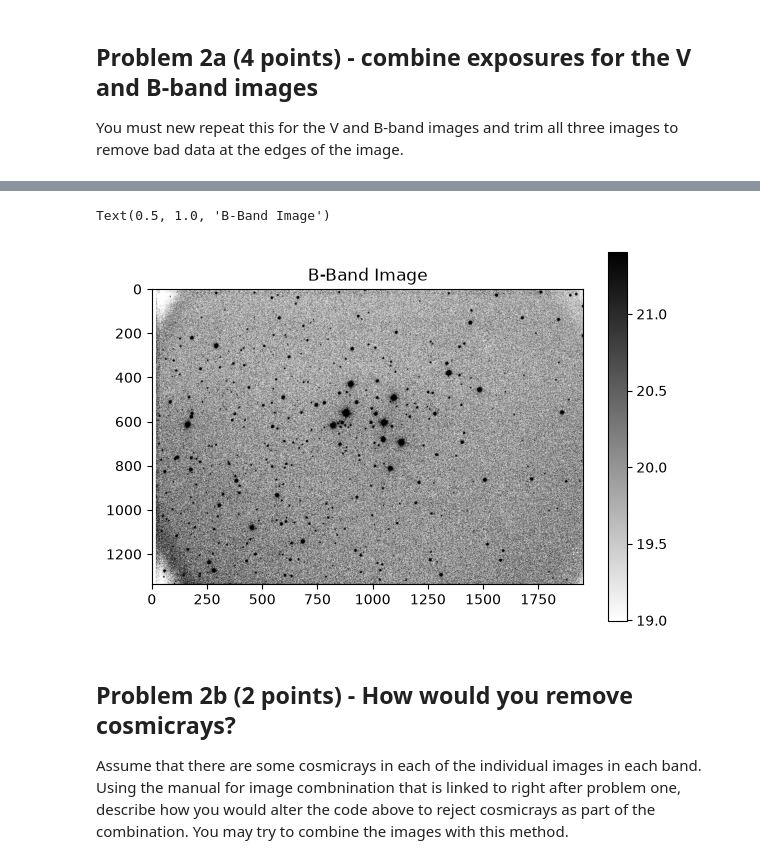
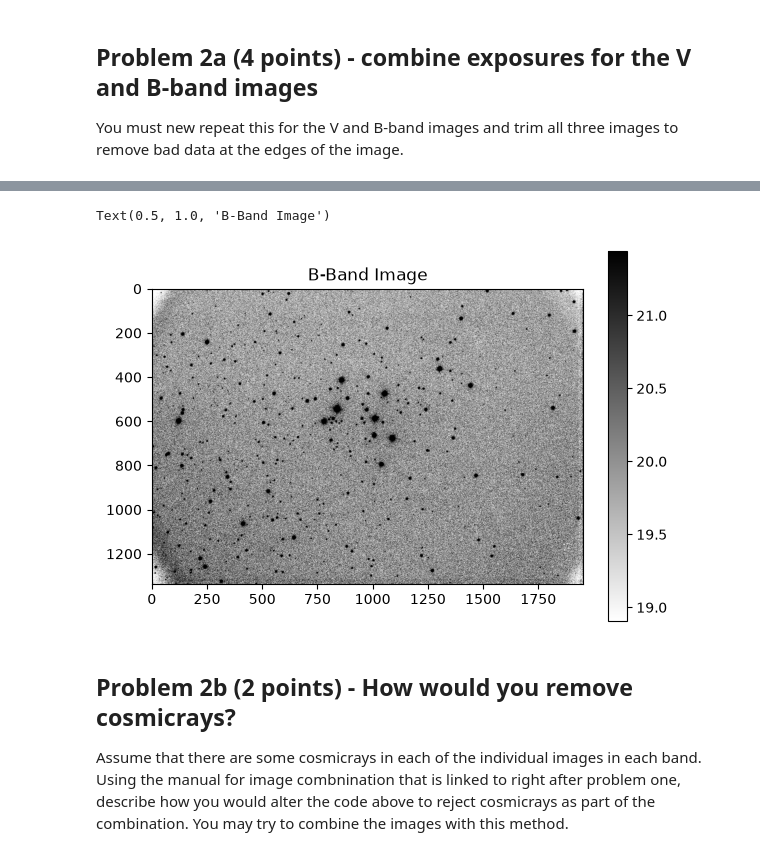
Before and after one commit to pbhakta04/Reductionproject_student, a Jupyter notebook: cluster_photometry_student.ipynb, the cells around one changed output, grey strips where cells are left out. Cells and saved outputs as stored; diff of their text form; code cells hidden in the pictures.

```diff
--- a/cluster_photometry_student.ipynb
+++ b/cluster_photometry_student.ipynb
@@ -246,7 +246,7 @@ You must new repeat this for the V and B-band images and trim all three images t
 reprojected_g = []
 
 gimage, gheader = fits.getdata(gimage_list[0], header=True) #this is the target image for the v-band imagees
-target_wcs_g = WCS(header)
+target_wcs_g = WCS(gheader)
 
 for image_name in gimage_list: #this loops through the entire gband list that was made previously
     img = CCDData.read(image_name) #this reads the data into an object called "CCDdata"
@@ -280,7 +279,7 @@ Text(0.5, 1.0, 'V-Band Image')
 reprojected_b = []
 
 bimage, bheader = fits.getdata(bimage_list[0], header = True) #this is going to be the target image for the b-band images
-target_wcs_b = WCS(header)
+target_wcs_b = WCS(bheader)
 
 for image_name in bimage_list: #this loops through the entire list of b-band images
     img = CCDData.read(image_name) #
@@ -299,15 +297,15 @@ WARNING: FITSFixedWarning: 'datfix' made the change 'Set MJD-OBS to 60240.954399
 WARNING: FITSFixedWarning: 'datfix' made the change 'Set MJD-OBS to 60240.957478 from DATE-OBS'. [astropy.wcs.wcs]
 WARNING: FITSFixedWarning: 'datfix' made the change 'Set MJD-OBS to 60240.957478 from DATE-OBS'. [astropy.wcs.wcs]
 WARNING: FITSFixedWarning: 'datfix' made the change 'Set MJD-OBS to 60240.957758 from DATE-OBS'. [astropy.wcs.wcs]
 WARNING: FITSFixedWarning: 'datfix' made the change 'Set MJD-OBS to 60240.957758 from DATE-OBS'. [astropy.wcs.wcs]
 WARNING: FITSFixedWarning: 'datfix' made the change 'Set MJD-OBS to 60240.958318 from DATE-OBS'. [astropy.wcs.wcs]
 WARNING: FITSFixedWarning: 'datfix' made the change 'Set MJD-OBS to 60240.958318 from DATE-OBS'. [astropy.wcs.wcs]
 WARNING: FITSFixedWarning: 'datfix' made the change 'Set MJD-OBS to 60240.957198 from DATE-OBS'. [astropy.wcs.wcs]
 WARNING: FITSFixedWarning: 'datfix' made the change 'Set MJD-OBS to 60240.957198 from DATE-OBS'. [astropy.wcs.wcs]
 WARNING: FITSFixedWarning: 'datfix' made the change 'Set MJD-OBS to 60240.958038 from DATE-OBS'. [astropy.wcs.wcs]
 WARNING: FITSFixedWarning: 'datfix' made the change 'Set MJD-OBS to 60240.958038 from DATE-OBS'. [astropy.wcs.wcs]
 Text(0.5, 1.0, 'B-Band Image')
-[figure, old version]
+[figure, new version]
 # %% [markdown]
 ## Problem 2b (2 points) - How would you remove cosmicrays?
 
```
Also changed, not shown: parts of 14 cells of this notebook.
